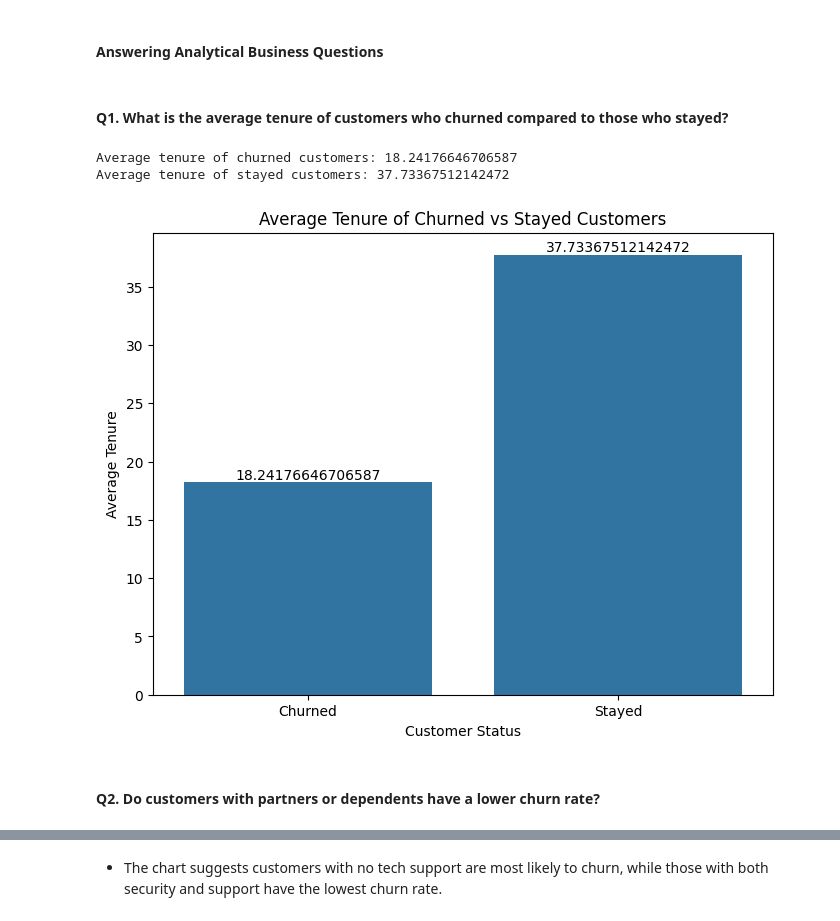
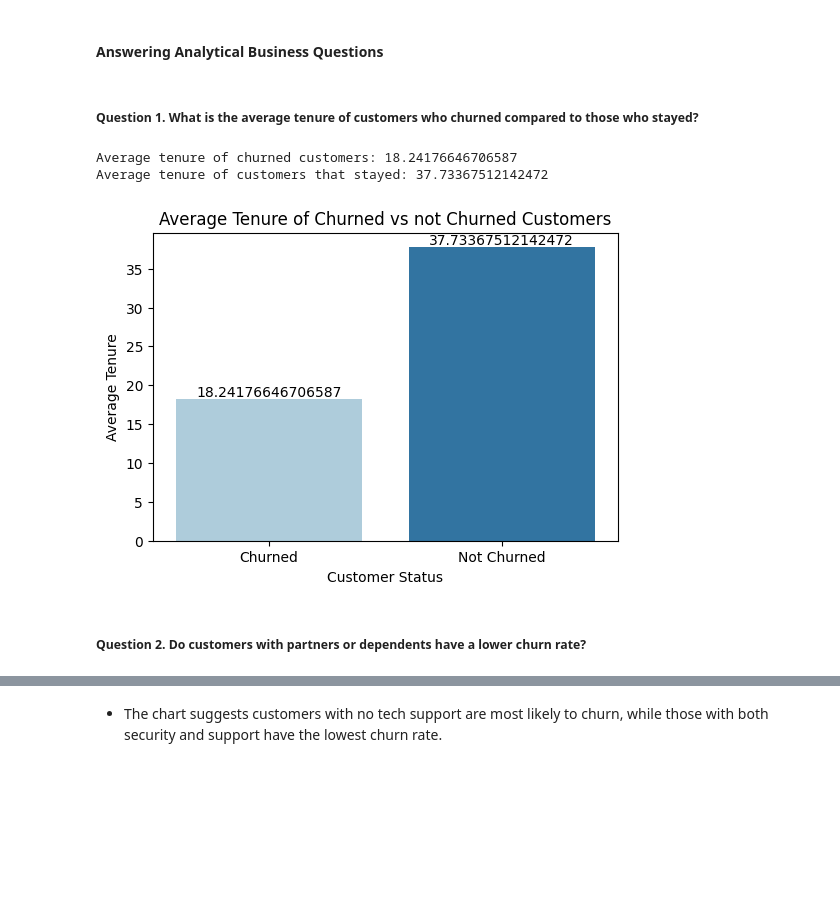
Before and after one commit to valiantezabuku/A-Customer-Churn-Prediction, a Jupyter notebook: Customer_Churn_predictions.ipynb, the cells around one changed output, grey strips where cells are left out. Cells and saved outputs as stored; diff of their text form; code cells hidden in the pictures; blank space fills up the shorter version.

```diff
--- a/Customer_Churn_predictions.ipynb
+++ b/Customer_Churn_predictions.ipynb
@@ -478,38 +465,38 @@ train_df.drop('customerid', axis=1,inplace =True)
 # %% [markdown]
 #### **Answering Analytical Business Questions**
 # %% [markdown]
-#### Q1. What is the average tenure of customers who churned compared to those who stayed?
+##### Question 1. What is the average tenure of customers who churned compared to those who stayed?
 # %%
 # Separate customers who churned from those who stayed
-churned_customers = train_df[train_df['churn'] == 'Yes']
-stayed_customers = train_df[train_df['churn'] == 'No']
+cust_churned = train_df[train_df['churn'] == 'Yes']
+cust_not_churned = train_df[train_df['churn'] == 'No']
 
 # Calculate the average tenure for each group
-avg_tenure_churned = churned_customers['tenure'].mean()
-avg_tenure_stayed = stayed_customers['tenure'].mean()
+avg_tenure_churned = cust_churned['tenure'].mean()
+avg_tenure_not_churned = cust_not_churned['tenure'].mean()
 
 # Compare the average tenure of the two groups
 print("Average tenure of churned customers:", avg_tenure_churned)
-print("Average tenure of stayed customers:", avg_tenure_stayed)
+print("Average tenure of customers that stayed:", avg_tenure_not_churned)
 # %% [output]
 Average tenure of churned customers: 18.24176646706587
-Average tenure of stayed customers: 37.73367512142472
+Average tenure of customers that stayed: 37.73367512142472
 # %%
 # Visualizing the comparison
-plt.figure(figsize=(8, 6))
-sns.barplot(x=['Churned', 'Stayed'], y=[avg_tenure_churned, avg_tenure_stayed])
-plt.title('Average Tenure of Churned vs Stayed Customers')
+plt.figure(figsize=(6, 4))
+sns.barplot(x=['Churned', 'Not Churned'], y=[avg_tenure_churned, avg_tenure_not_churned], palette = 'Paired')
+plt.title('Average Tenure of Churned vs not Churned Customers')
 plt.xlabel('Customer Status')
 plt.ylabel('Average Tenure')
 
 # Adding data labels
-for index, value in enumerate([avg_tenure_churned, avg_tenure_stayed]):
+for index, value in enumerate([avg_tenure_churned, avg_tenure_not_churned]):
     plt.text(index, value, str(value), ha='center', va='bottom')
 plt.show()
 # %% [output]
-[figure, old version]
+[figure, new version]
 # %% [markdown]
-#### Q2. Do customers with partners or dependents have a lower churn rate?
+##### Question 2. Do customers with partners or dependents have a lower churn rate?
 # %%
 # Calculate churn rate for customers with partners
 partner_churn_rate = train_df[train_df['partner'] == 'Yes']['churn'].value_counts(normalize=True)['Yes']
```
Also changed, not shown: parts of 94 cells of this notebook.
